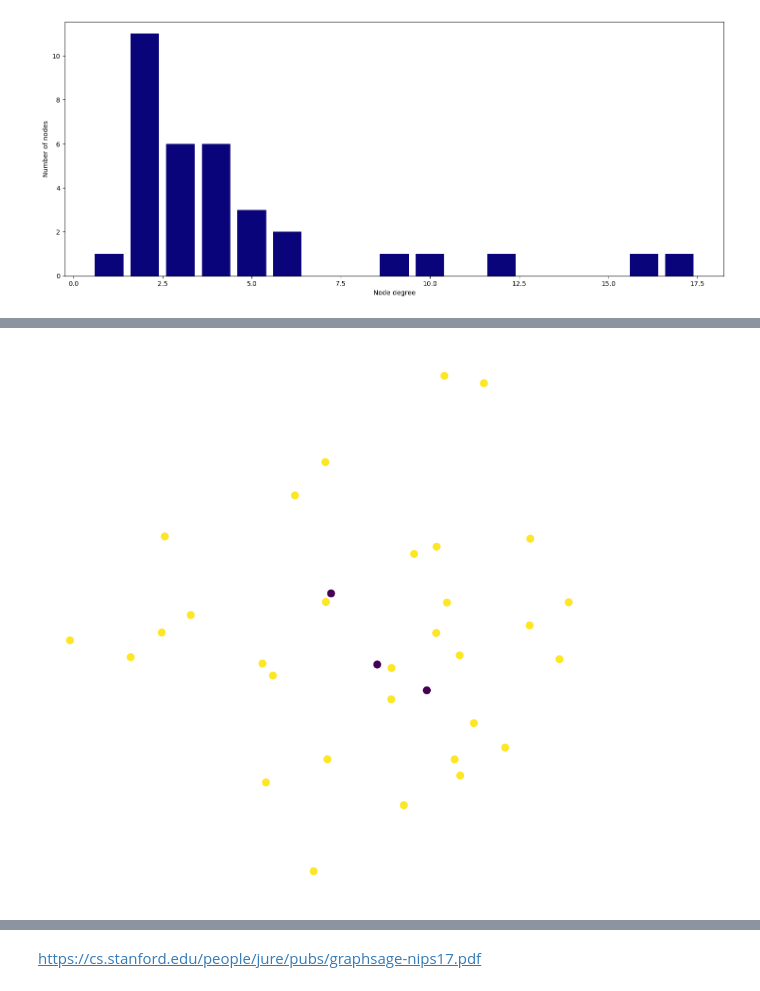
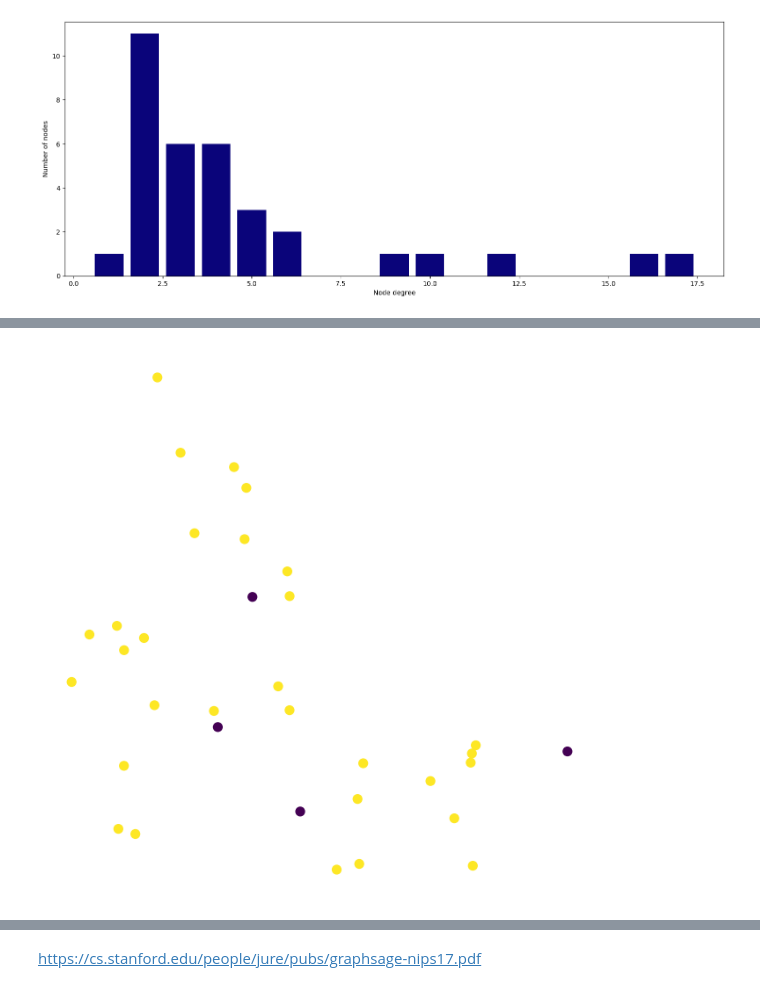
Before and after one commit to TAUforPython/machinelearning, a Jupyter notebook: example NN GCN GAT.ipynb, the cells around one changed output, grey strips where cells are left out. Drawn from its saved outputs; the diff is of its cells as text; code cells hidden in the pictures.

```diff
--- a/example NN GCN GAT.ipynb
+++ b/example NN GCN GAT.ipynb
@@ -400,26 +395,13 @@ def create_random_masks(total_nodes, train_percent, test_percent, val_percent):
 
 # Пример использования:
 total_nodes = data.x.size()[0]  # Меньшее количество для наглядности
-train_percent = 0.6  # 60%
+train_percent = 0.7  # 60%
 test_percent = 0.2    # 20%
-val_percent = 0.2     # 20%
+val_percent = 0.1     # 20%
 
 train_mask, test_mask, val_mask = create_random_masks(total_nodes, train_percent, test_percent, val_percent)
 
 
-#data.train_mask = torch.tensor(train_mask, dtype=torch.bool)
-#data.test_mask = torch.tensor(test_mask, dtype=torch.bool)
-#data.val_mask = torch.tensor(val_mask, dtype=torch.bool)
-
-data.train_mask = train_mask
-data.test_mask = test_mask
-data.val_mask = val_mask
-
-# Вывод результатов для проверки
-print("Train mask:", train_mask.astype(int))
-print("Test mask: ", test_mask.astype(int))
-print("Val mask:  ", val_mask.astype(int))
-print("\nПроверка распределения:")
-print(f"Train nodes: {sum(train_mask)} ({sum(train_mask)/total_nodes:.0%})")
-print(f"Test nodes: {sum(test_mask)} ({sum(test_mask)/total_nodes:.0%})")
-print(f"Val nodes: {sum(val_mask)} ({sum(val_mask)/total_nodes:.0%})")
+data.train_mask = torch.tensor(train_mask, dtype=torch.bool)
+data.test_mask = torch.tensor(test_mask, dtype=torch.bool)
+data.val_mask = torch.tensor(val_mask, dtype=torch.bool)
@@ -470,7 +443,8 @@ class GCN(torch.nn.Module):
     def __init__(self, dim_in, dim_h, dim_out):
         super().__init__()
         self.gcn1 = GCNConv(dim_in, dim_h)
-        self.gcn2 = GCNConv(dim_h, dim_out)
+        self.gcn2 = GCNConv(dim_h, dim_h)
+        self.gcn3 = GCNConv(dim_h, dim_out)
         self.optimizer = torch.optim.Adam(self.parameters(),
                                           lr=0.01,
                                           weight_decay=5e-4)
@@ -486,7 +460,7 @@ class GCN(torch.nn.Module):
 
 class GAT(torch.nn.Module):
     """Graph Attention Network"""
-    def __init__(self, dim_in, dim_h, dim_out, heads=8):
+    def __init__(self, dim_in, dim_h, dim_out, heads=4):
         super().__init__()
         self.gat1 = GATv2Conv(dim_in, dim_h, heads=heads)
         self.gat2 = GATv2Conv(dim_h*heads, dim_out, heads=1)
@@ -510,7 +484,7 @@ def train(model, data):
     """Train a GNN model and return the trained model."""
     criterion = torch.nn.CrossEntropyLoss()
     optimizer = model.optimizer
-    epochs = 10
+    epochs = 30
 
     model.train()
     for epoch in range(epochs+1):
@@ -544,7 +518,7 @@ def test(model, data):
 %%time
 
 #gcn = GCN(dataset.num_features, 16, dataset.num_classes)
-gcn = GCN(data.x.size()[0], 16, dataset.num_classes)
+gcn = GCN(data.x.size()[1], 16, dataset.num_classes)
 print(gcn)
 
 train(gcn, data)
@@ -567,7 +544,7 @@ Wall time: 38.1 ms
 %%time
 
 #gat = GAT(dataset.num_features, 8, dataset.num_classes)
-gat = GAT(data.x.size()[0],16, dataset.num_classes)
+gat = GAT(data.x.size()[1],16, dataset.num_classes)
 print(gat)
 train(gat, data)
 acc = test(gat, data)
@@ -587,20 +566,20 @@ Wall time: 96.4 ms
 # %%
-untrained_gat = GAT(data.x.size()[0],16, dataset.num_classes)
+untrained_gat = GAT(data.x.size()[1],16, dataset.num_classes)
 
 
 # Get embeddings
 h, _ = untrained_gat(data.x, data.edge_index)
 
 
 tsne = TSNE(n_components=2, learning_rate='auto',
          init='pca').fit_transform(h.detach())
 
-plt.figure(figsize=(10, 10))
+plt.figure(figsize=(8, 8))
 plt.axis('off')
 plt.scatter(tsne[:, 0], tsne[:, 1], s=50, c=data.y)
 plt.show()
 # %% [output]
-[figure, old version]
+[figure, new version]
 # %%
 h, _ = gat(data.x, data.edge_index)
 
```
Also changed, not shown: parts of 10 cells of this notebook.
